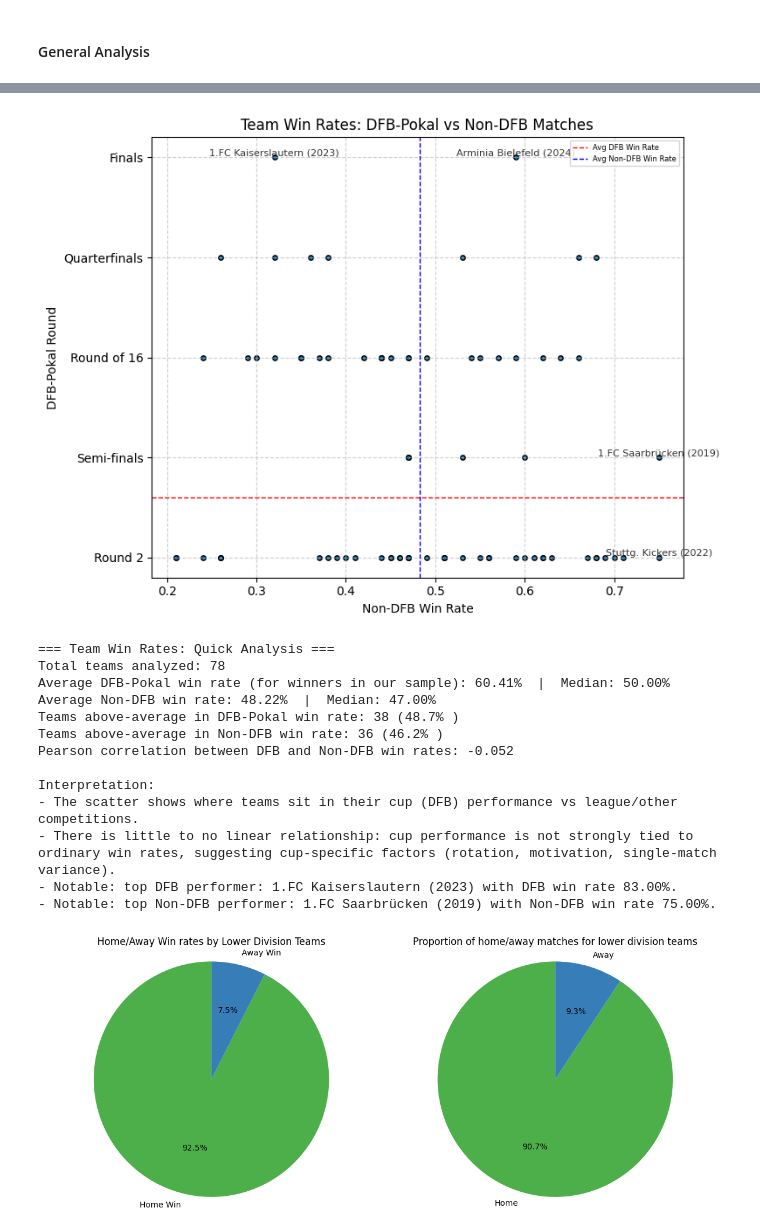
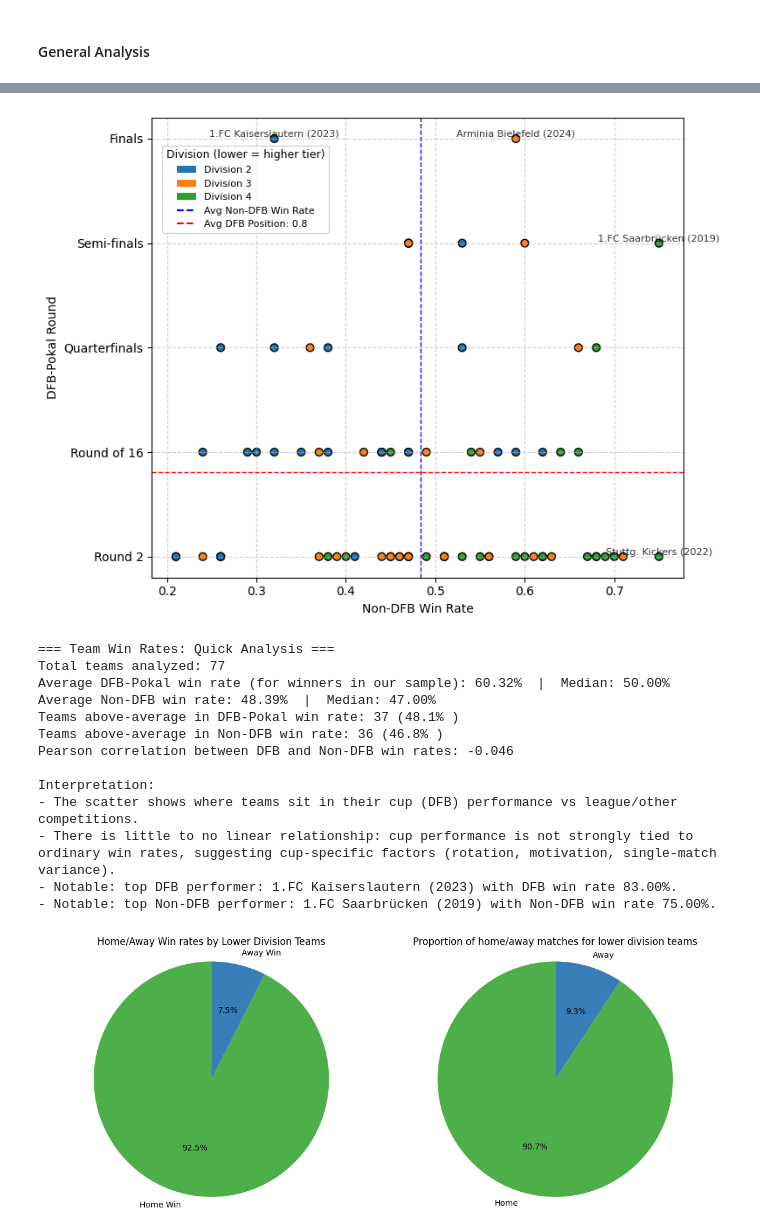
Before and after one commit to armin2080/DFB-Cup, a Jupyter notebook: notebook.ipynb, the cells around one changed output, grey strips where cells are left out. Cells and saved outputs as stored; diff of their text form; code cells hidden in the pictures.

```diff
--- a/notebook.ipynb
+++ b/notebook.ipynb
@@ -1175,19 +1226,40 @@ for index, row in winning_cases.iterrows():
 
 winning_rates = pd.DataFrame(winning_rates).drop_duplicates().reset_index(drop=True)
 
+# Remove Division 1 teams (only lower division teams should be in this analysis)
+winning_rates = winning_rates[winning_rates['winner_division'] != 1].reset_index(drop=True)
+
 # Map win rates to tournament rounds
 winning_rates['dfb_win_round'] = winning_rates['dfb_win_rate'].replace({
     0.5:"Round 2", 0.67:"Round of 16", 0.75:"Quarterfinals", 0.8:"Semi-finals", 0.83:"Finals"
 })
 
 plt.figure(figsize=(8, 6))
+
+# Create discrete color mapping for divisions (only 2, 3, 4)
+import matplotlib.colors as mcolors
+division_colors = {2: '#1f77b4', 3: '#ff7f0e', 4: '#2ca02c'}  # Blue, Orange, Green
+colors = [division_colors[div] for div in winning_rates['winner_division']]
+
+# Map round names to numeric positions for proper ordering
+round_order = ['Round 2', 'Round of 16', 'Quarterfinals', 'Semi-finals', 'Finals']
+round_positions = {round_name: i for i, round_name in enumerate(round_order)}
+y_positions = [round_positions[round_name] for round_name in winning_rates['dfb_win_round']]
+
 plt.scatter(
     winning_rates['non_dfb_win_rate'],
-    winning_rates['dfb_win_round'],
-    s=15,
+    y_positions,
+    s=40,  # bigger dots
     edgecolor='black',
-    color='tab:blue'
+    c=colors
 )
+
+# Create custom legend for divisions
+from matplotlib.patches import Patch
+legend_elements = [Patch(facecolor=division_colors[div], label=f'Division {div}')
+                  for div in sorted(division_colors.keys())]
+plt.legend(handles=legend_elements, title='Division (lower = higher tier)',
+          loc='upper left', fontsize=9, title_fontsize=9)
 
 # Find top teams for labeling
 top2_dfb = winning_rates.nlargest(2, 'dfb_win_rate')
@@ -1196,9 +1268,10 @@ label_points = pd.concat([top2_dfb, top2_non_dfb]).drop_duplicates(subset=['team
 
 # Label top points
 for _, row in label_points.iterrows():
+    y_pos = round_positions[row['dfb_win_round']]
     plt.text(
         row['non_dfb_win_rate'],
-        row['dfb_win_round'],
+        y_pos,
         f"{row['team']} ({row['season']})",
         fontsize=8,
         ha='center',
@@ -1208,16 +1281,32 @@ for _, row in label_points.iterrows():
     )
 
 # Add average lines
-avg_dfb = winning_rates['dfb_win_rate'].mean()
 avg_non_dfb = winning_rates['non_dfb_win_rate'].mean()
-plt.axhline(avg_dfb, color='red', linestyle='--', linewidth=1, label='Avg DFB Win Rate')
-plt.axvline(avg_non_dfb, color='blue', linestyle='--', linewidth=1, label='Avg Non-DFB Win Rate')
+avg_dfb_position = np.mean(y_positions)
+
+plt.axvline(avg_non_dfb, color='blue', linestyle='--', linewidth=1)
+plt.axhline(avg_dfb_position, color='red', linestyle='--', linewidth=1)
 
 plt.xlabel('Non-DFB Win Rate')
 plt.ylabel('DFB-Pokal Round')
-plt.title('Team Win Rates: DFB-Pokal vs Non-DFB Matches')
+
+# Set custom y-axis order for tournament rounds
+plt.yticks(range(len(round_order)), round_order)
+
 plt.grid(True, linestyle='--', alpha=0.6)
-plt.legend(fontsize=6)
+
+# Create combined legend with divisions and average lines
+from matplotlib.lines import Line2D
+legend_elements = [Patch(facecolor=division_colors[div], label=f'Division {div}')
+                  for div in sorted(division_colors.keys())]
+legend_elements.append(
+    Line2D([0], [0], color='blue', linestyle='--', label='Avg Non-DFB Win Rate')
+)
+legend_elements.append(
+    Line2D([0], [0], color='red', linestyle='--', label=f'Avg DFB Position: {avg_dfb_position:.1f}')
+)
+plt.legend(handles=legend_elements, title='Division (lower = higher tier)',
+          loc=(0.02, 0.75), fontsize=8, title_fontsize=9)
 plt.tight_layout()
 plt.show()
 
@@ -1245,41 +1334,41 @@ try:
 
     # Compare ranks: are teams with high non-DFB win rates also succeeding in DFB?
     corr = winning_rates[['dfb_win_rate', 'non_dfb_win_rate']].corr().iloc[0,1]
     print(f'Pearson correlation between DFB and Non-DFB win rates: {corr:.3f}')
 
     # Short qualitative interpretation
     print('\nInterpretation:')
     if n_points == 0:
         print('No data points available to interpret.')
     else:
         print('- The scatter shows where teams sit in their cup (DFB) performance vs league/other competitions.')
         if corr > 0.5:
             print('- There is a strong positive relationship: teams that win often in non-cup matches also tend to progress further in the cup.')
         elif corr > 0.2:
             print('- There is a moderate positive relationship: general team strength partly explains cup success, but other factors matter.')
         elif corr > -0.2:
             print('- There is little to no linear relationship: cup performance is not strongly tied to ordinary win rates, suggesting cup-specific factors (rotation, motivation, single-match variance).')
         else:
             print('- There is a negative relationship: teams that perform well in regular matches perform worse in the cup in this sample, which suggests selection or small-sample effects.')
 
         # Highlight extremes
         if not label_points.empty:
             best_dfb = winning_rates.loc[winning_rates['dfb_win_rate'].idxmax()]
             best_non = winning_rates.loc[winning_rates['non_dfb_win_rate'].idxmax()]
             print(f"- Notable: top DFB performer: {best_dfb['team']} ({best_dfb['season']}) with DFB win rate {best_dfb['dfb_win_rate']:.2%}.")
             print(f"- Notable: top Non-DFB performer: {best_non['team']} ({best_non['season']}) with Non-DFB win rate {best_non['non_dfb_win_rate']:.2%}.")
 
 except Exception as e:
     print('Could not compute quick analysis for Team Win Rates plot:', e)
 # %% [output]
-[figure, old version]
+[figure, new version]
 === Team Win Rates: Quick Analysis ===
-Total teams analyzed: 78
-Average DFB-Pokal win rate (for winners in our sample): 60.41%  |  Median: 50.00%
-Average Non-DFB win rate: 48.22%  |  Median: 47.00%
-Teams above-average in DFB-Pokal win rate: 38 (48.7% )
-Teams above-average in Non-DFB win rate: 36 (46.2% )
-Pearson correlation between DFB and Non-DFB win rates: -0.052
+Total teams analyzed: 77
+Average DFB-Pokal win rate (for winners in our sample): 60.32%  |  Median: 50.00%
+Average Non-DFB win rate: 48.39%  |  Median: 47.00%
+Teams above-average in DFB-Pokal win rate: 37 (48.1% )
+Teams above-average in Non-DFB win rate: 36 (46.8% )
+Pearson correlation between DFB and Non-DFB win rates: -0.046
 
 Interpretation:
 - The scatter shows where teams sit in their cup (DFB) performance vs league/other competitions.
```
Also changed, not shown: parts of 22 cells of this notebook.
